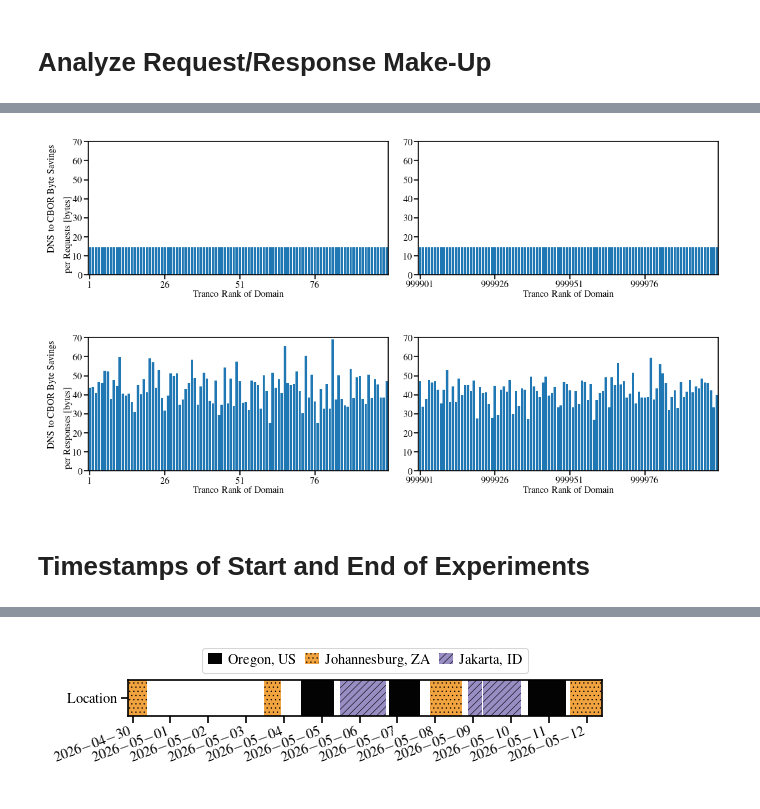
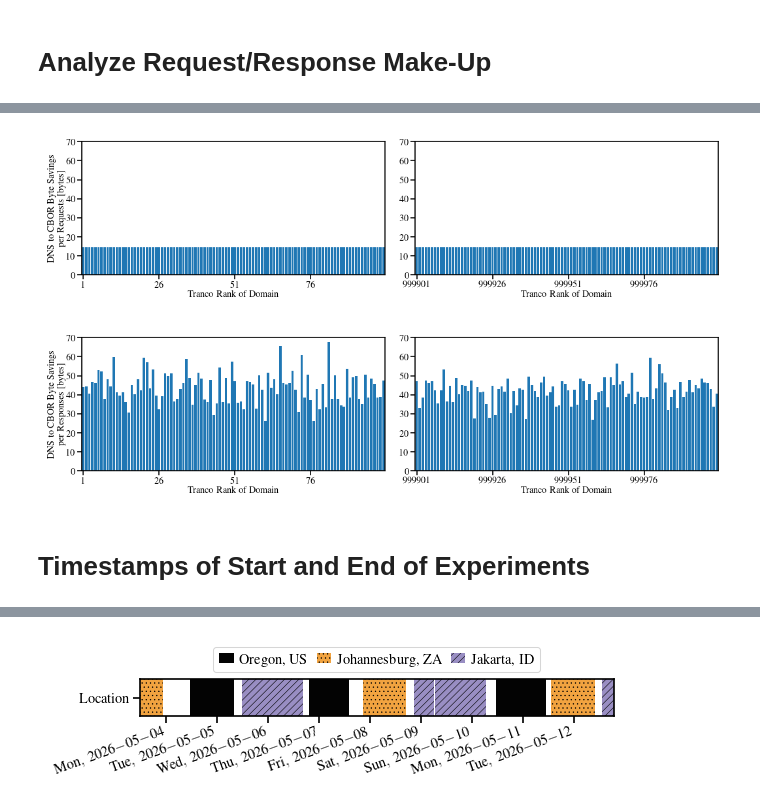
Before and after one commit to miri64/artifacts-tnsm26-cbor-dns-eval, a Jupyter notebook: 06_1evaluation.ipynb, the cells around one changed output, grey strips where cells are left out. Cells and saved outputs as stored; diff of their text form; code cells hidden in the pictures.

```diff
--- a/06_1evaluation.ipynb
+++ b/06_1evaluation.ipynb
@@ -132,6 +132,9 @@ for json_report in tqdm(jsons, desc="Scanning Lighthouse Reports"):
             continue
         if res["extra"] == "us-west" and res["run"] == 2:
             # this run has an unusually high variance
+            continue
+        if res["extra"] == "africa-south" and res["run"] < 4:
+            # we did not capture the remote logs for these
             continue
         try:
             fcp = obj["audits"]["first-contentful-paint"]["numericValue"]
@@ -551,10 +575,13 @@ for location in LOCATIONS_SORTED:
             # nearly one order of magnitude greater in speed_index
             # (~92 s²), so we discarded it
             continue
+        if res["extra"] == "africa-south" and res["run"] <= 3:
+            # we did not capture the remote proxy logs for those
+            continue
         variance = times.filter(
             (polars.col("run") <= run)
         ).var().with_columns(
-            runs=polars.lit(run if location != "us-west" or run == 1 else run - 1)
+            runs=polars.lit(run - 3 if location == "africa-south" else run if location != "us-west" or run == 1 else run - 1)
         ).select(["runs"] + METRICS)
 
         if variances is None:
@@ -1211,13 +1254,13 @@ for msg in ["reqs", "resps"]:
         ax.ticklabel_format(useOffset=False)
         ax.xaxis.set_major_formatter(matplotlib.ticker.FuncFormatter(lambda x, pos: f"${x:.0f}$"))
         if i == 0:
-            ax.set_ylabel(fr"DNS to CBOR Byte Savings\\per {HUMAN[msg]} [bytes]")
+            ax.set_ylabel(fr"DNS to CBOR Byte Savings""\n"f"per {HUMAN[msg]} [bytes]")
         ax.yaxis.set_major_formatter(matplotlib.ticker.FuncFormatter(lambda x, pos: f"${x:.0f}$"))
     fig.tight_layout()
     matplotlib.pyplot.show()
 # %% [output]
-[figure, old version]
+[figure, new version]
-[figure, old version]
+[figure, new version]
 # %% [markdown]
 # Timestamps of Start and End of Experiments
 # %%
@@ -1302,7 +1345,7 @@ for location in LOCATIONS_SORTED:
 
 ax.set_xlim(min_x, max_x)
 ax.xaxis.set_major_locator(matplotlib.dates.AutoDateLocator(minticks=7, maxticks=14))
-ax.xaxis.set_major_formatter(matplotlib.dates.DateFormatter('%Y-%m-%d'))
+ax.xaxis.set_major_formatter(matplotlib.dates.DateFormatter('%a, %Y-%m-%d'))
 for label in ax.get_xticklabels():
     label.set_rotation(20)
     label.set_horizontalalignment('right')
@@ -1323 +1366 @@ matplotlib.pyplot.show()
-[figure, old version]
+[figure, new version]
```
Also changed, not shown: parts of 10 cells of this notebook.
